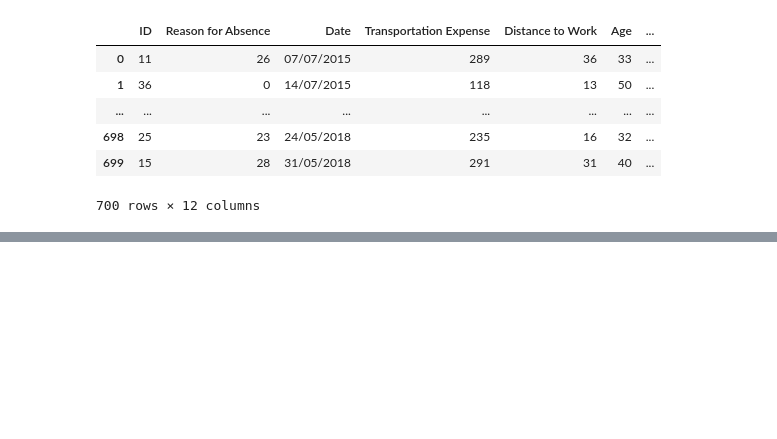
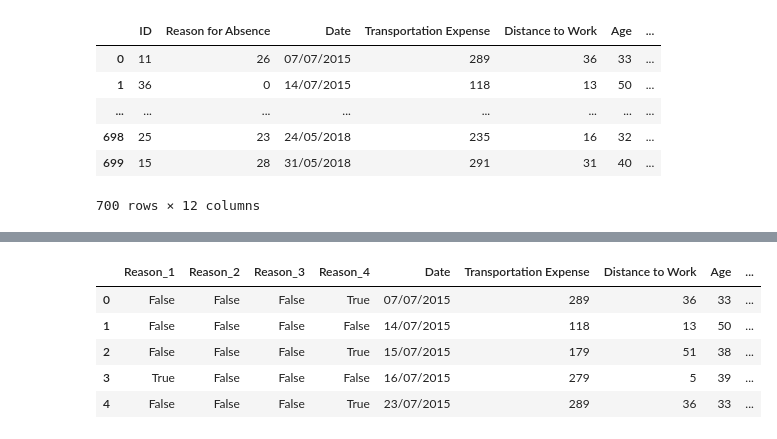
Before and after one commit to Kyotun/ML, a Jupyter notebook: absenteeism/main.ipynb, the cells around one changed output, grey strips where cells are left out. Cells and saved outputs as stored; diff of their text form; code cells hidden in the pictures; blank space fills up the shorter version.

```diff
--- a/absenteeism/main.ipynb
+++ b/absenteeism/main.ipynb
@@ -61,0 +141,9 @@ df
+# %%
+reason_type_1 = reason_columns.loc[:, 1:14].max(axis=1)
+reason_type_2 = reason_columns.loc[:, 15:17].max(axis=1)
+reason_type_3 = reason_columns.loc[:, 18:21].max(axis=1)
+reason_type_4 = reason_columns.loc[:, 22:].max(axis=1)
+# %%
+# Concatenate columns values
+df = pd.concat([df, reason_type_1, reason_type_2, reason_type_3, reason_type_4], axis=1)
+df
@@ -61,0 +165,7 @@ df
+# %%
+columns_names = ['Date', 'Transportation Expense', 'Distance to Work', 'Age',
+       'Daily Work Load Average', 'Body Mass Index', 'Education',
+       'Children', 'Pets', 'Absenteeism Time in Hours', 'Reason_1', 'Reason_2', 'Reason_3', 'Reason_4']
+# %%
+df.columns = columns_names
+df.head()
@@ -61,0 +179,14 @@ df
+# %%
+column_names_reordered = ['Reason_1', 'Reason_2', 'Reason_3', 'Reason_4', 'Date',
+                          'Transportation Expense', 'Distance to Work', 'Age',
+                          'Daily Work Load Average', 'Body Mass Index', 'Education',
+                          'Children', 'Pets', 'Absenteeism Time in Hours']
+df = df[column_names_reordered]
+df.head()
+# %% [output]
+|  | Reason_1 | Reason_2 | Reason_3 | Reason_4 | Date | Transportation Expense | Distance to Work | Age | ... |
+| 0 | False | False | False | True | 07/07/2015 | 289 | 36 | 33 | ... |
+| 1 | False | False | False | False | 14/07/2015 | 118 | 13 | 50 | ... |
+| 2 | False | False | False | True | 15/07/2015 | 179 | 51 | 38 | ... |
+| 3 | True | False | False | False | 16/07/2015 | 279 | 5 | 39 | ... |
+| 4 | False | False | False | True | 23/07/2015 | 289 | 36 | 33 | ... |
```
Also changed, not shown: parts of 34 cells of this notebook.
